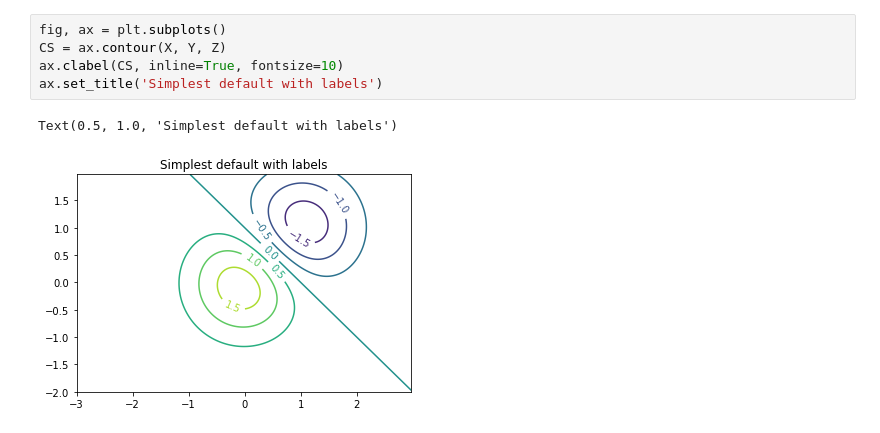
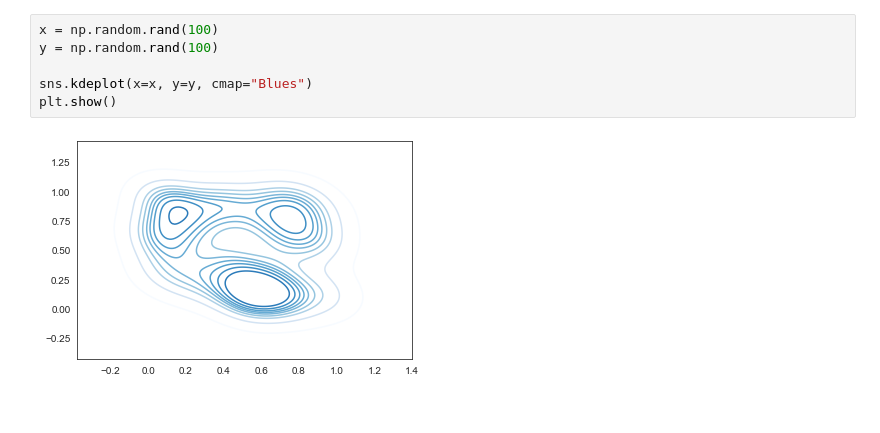
Before and after one commit to julesdubr/pandroide-svpg, a Jupyter notebook: notebooks/test.ipynb, the cells around one changed output. Cells and saved outputs as stored; diff of their text form.

```diff
--- a/notebooks/test.ipynb
+++ b/notebooks/test.ipynb
@@ -82,8 +31,8 @@ Z = (Z1 - Z2) * 2
-# %%
-fig, ax = plt.subplots()
-CS = ax.contour(X, Y, Z)
-ax.clabel(CS, inline=True, fontsize=10)
-ax.set_title('Simplest default with labels')
-# %% [output]
-Text(0.5, 1.0, 'Simplest default with labels')
-[figure, removed]
+# %%
+x = np.random.rand(100)
+y = np.random.rand(100)
+
+sns.kdeplot(x=x, y=y, cmap="Blues")
+plt.show()
+# %% [output]
+[figure, added]
```
Also changed, not shown: parts of 9 cells of this notebook, 5 other files.
